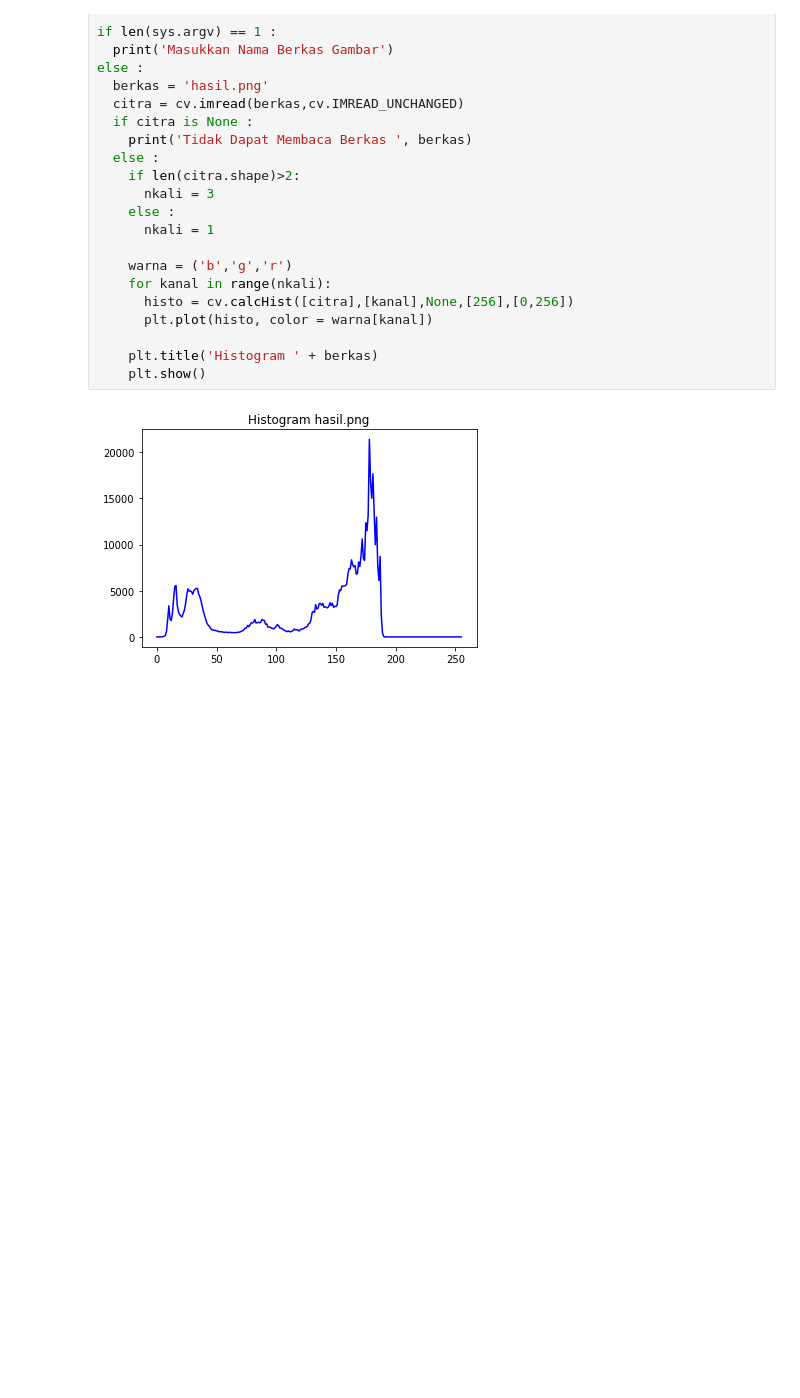
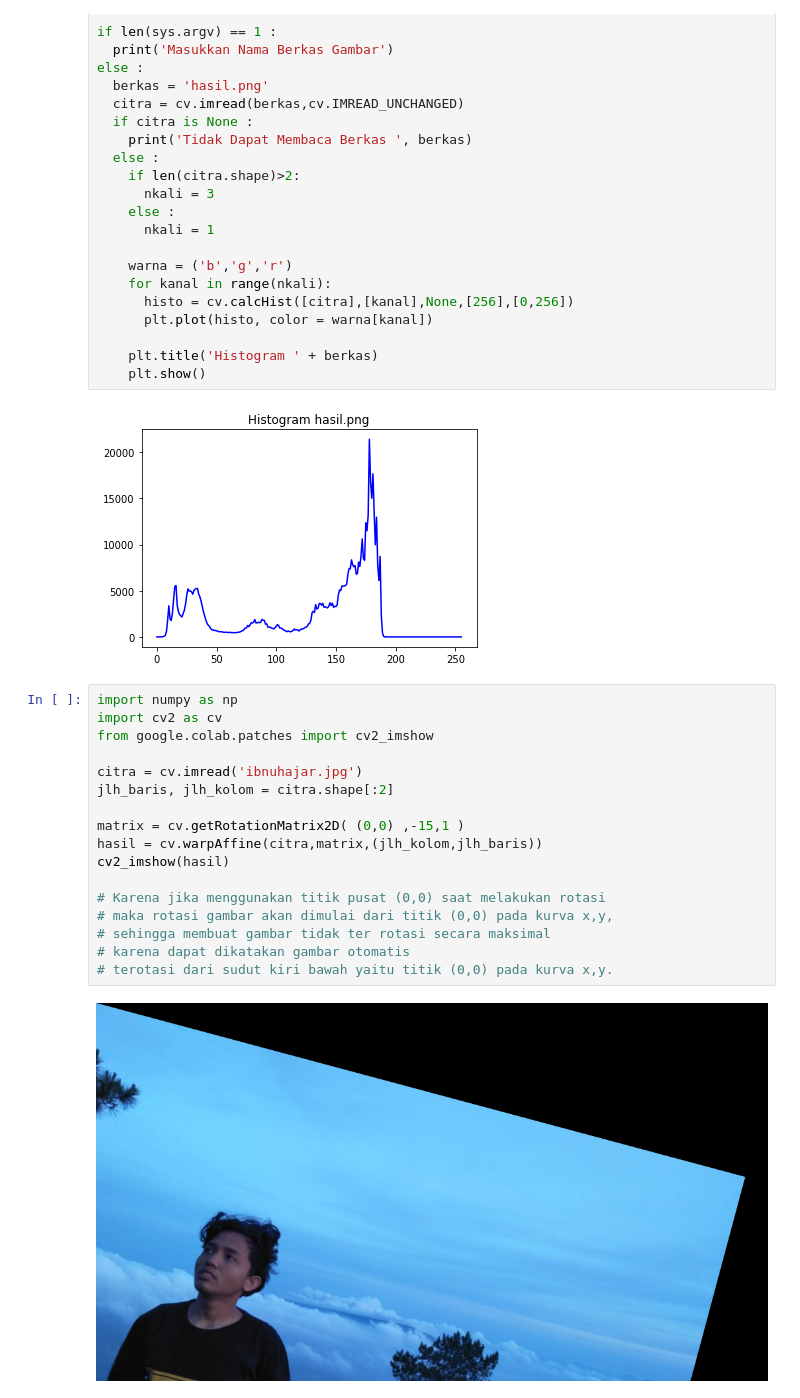
Before and after one commit to ibnuhajar/Computer_Vision, a Jupyter notebook: ujian_computer_vision.ipynb, the cells around one changed output. Cells and saved outputs as stored; diff of their text form; blank space fills up the shorter version.

```diff
--- a/ujian_computer_vision.ipynb
+++ b/ujian_computer_vision.ipynb
@@ -140,3 +140,22 @@ else :
     plt.show()
 # %% [output]
 [figure]
+# %%
+import numpy as np
+import cv2 as cv
+from google.colab.patches import cv2_imshow
+
+citra = cv.imread('ibnuhajar.jpg')
+jlh_baris, jlh_kolom = citra.shape[:2]
+
+matrix = cv.getRotationMatrix2D( (0,0) ,-15,1 )
+hasil = cv.warpAffine(citra,matrix,(jlh_kolom,jlh_baris))
+cv2_imshow(hasil)
+
+# Karena jika menggunakan titik pusat (0,0) saat melakukan rotasi
+# maka rotasi gambar akan dimulai dari titik (0,0) pada kurva x,y,
+# sehingga membuat gambar tidak ter rotasi secara maksimal
+# karena dapat dikatakan gambar otomatis
+# terotasi dari sudut kiri bawah yaitu titik (0,0) pada kurva x,y.
+# %% [output]
+[figure, added]
```
